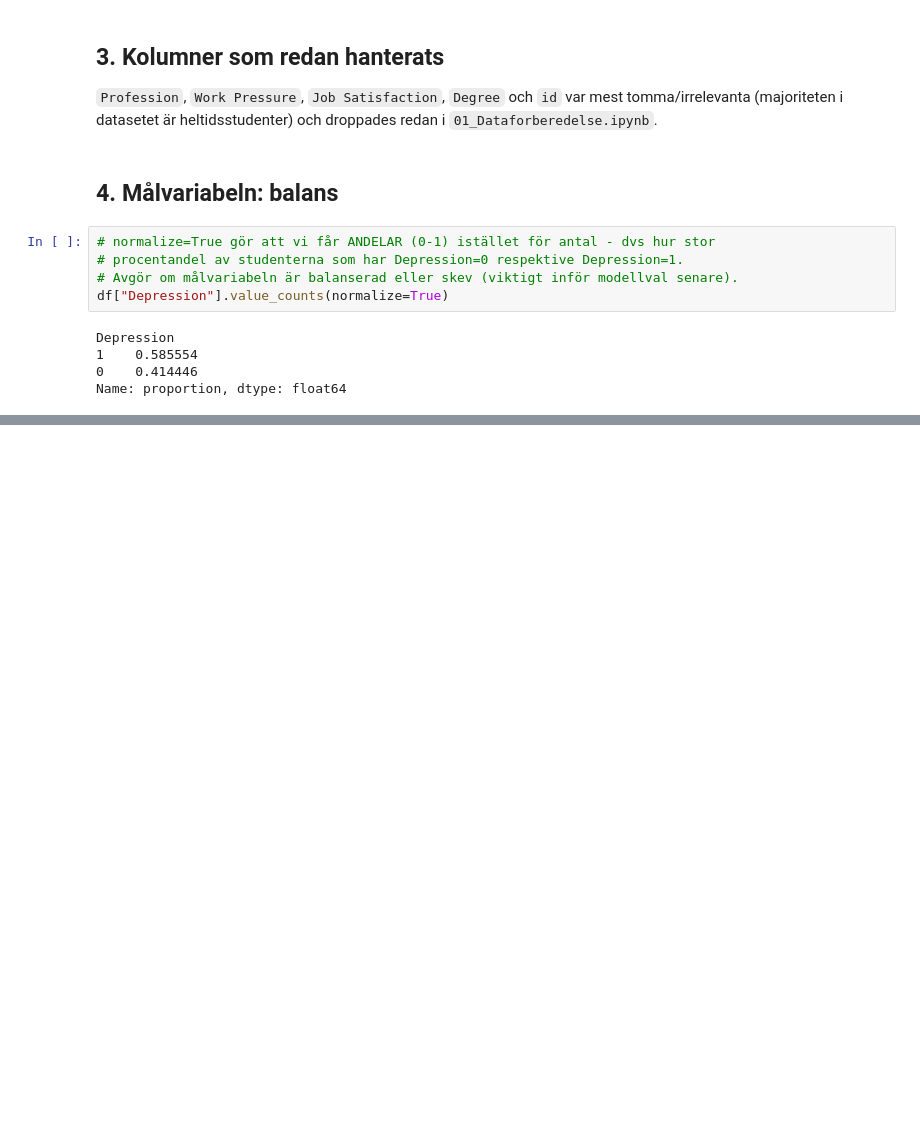
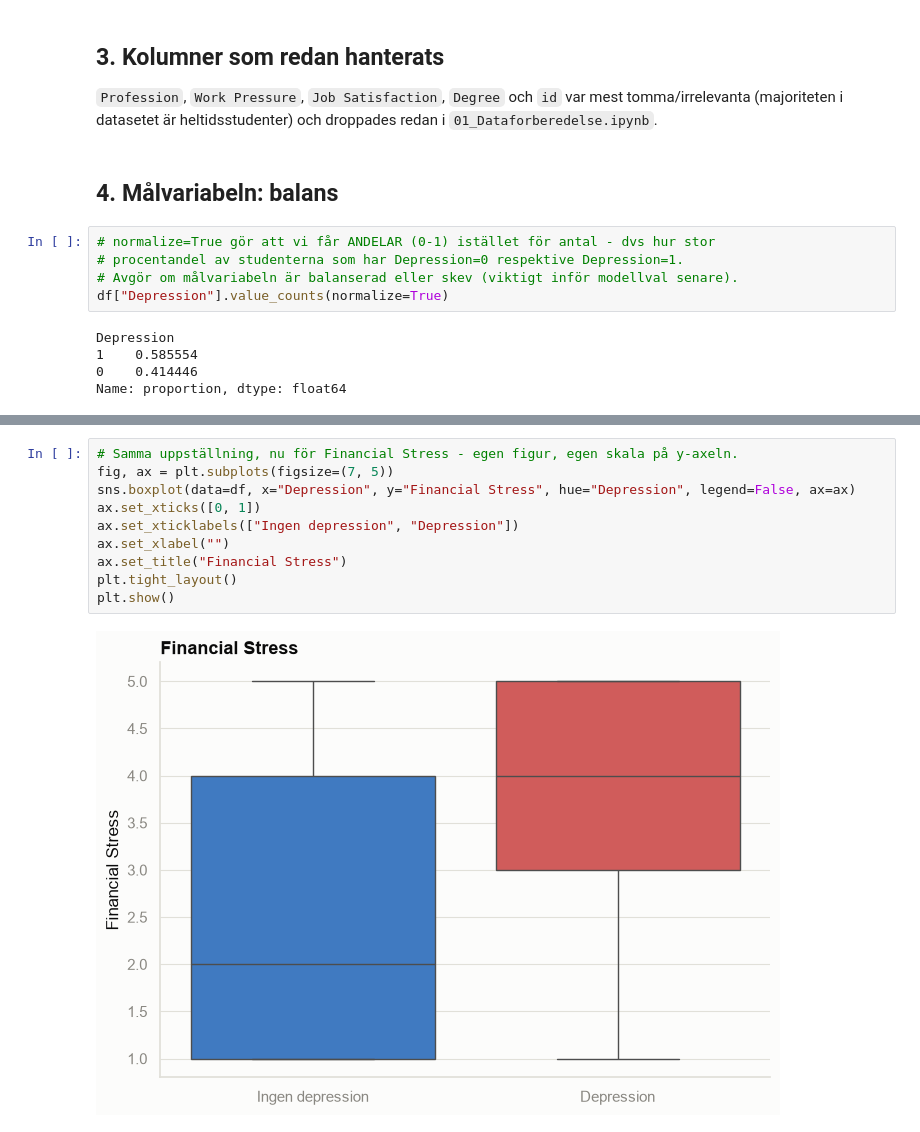
Before and after one commit to davidfjellstrom/student-depression-ML-project, a Jupyter notebook: 02_EDA.ipynb, the cells around one changed output, grey strips where cells are left out. Saved outputs shown, nothing was run; the diff lists cells and outputs as text; blank space fills up the shorter version.

```diff
--- a/02_EDA.ipynb
+++ b/02_EDA.ipynb
@@ -253,0 +247,12 @@ variabler är kodade som siffror ryms de i samma korrelationslista - se cellen o
+# %%
+# Samma uppställning, nu för Financial Stress - egen figur, egen skala på y-axeln.
+fig, ax = plt.subplots(figsize=(7, 5))
+sns.boxplot(data=df, x="Depression", y="Financial Stress", hue="Depression", legend=False, ax=ax)
+ax.set_xticks([0, 1])
+ax.set_xticklabels(["Ingen depression", "Depression"])
+ax.set_xlabel("")
+ax.set_title("Financial Stress")
+plt.tight_layout()
+plt.show()
+# %% [output]
+[figure, added]
```
Also changed, not shown: parts of 18 cells of this notebook.
